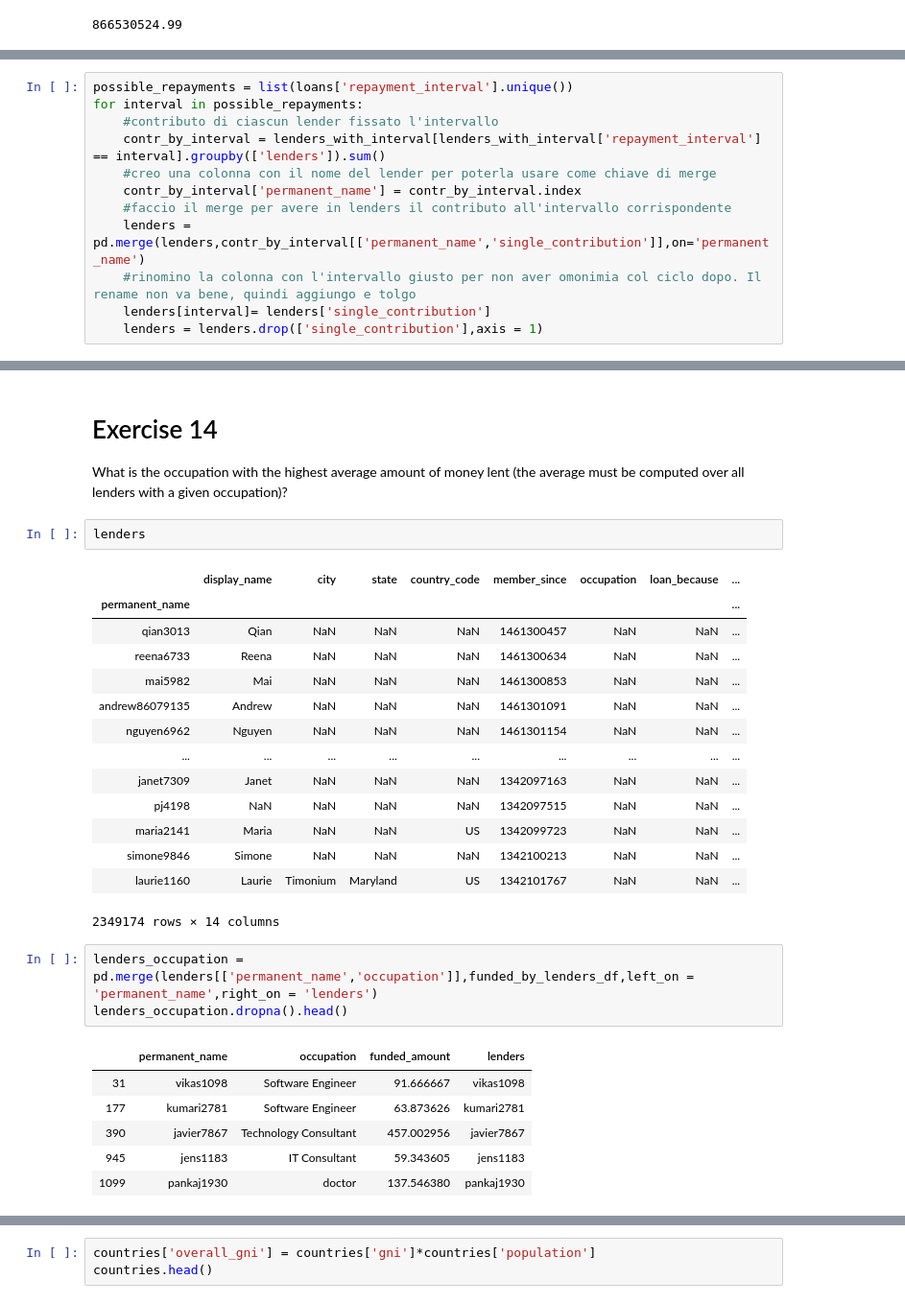
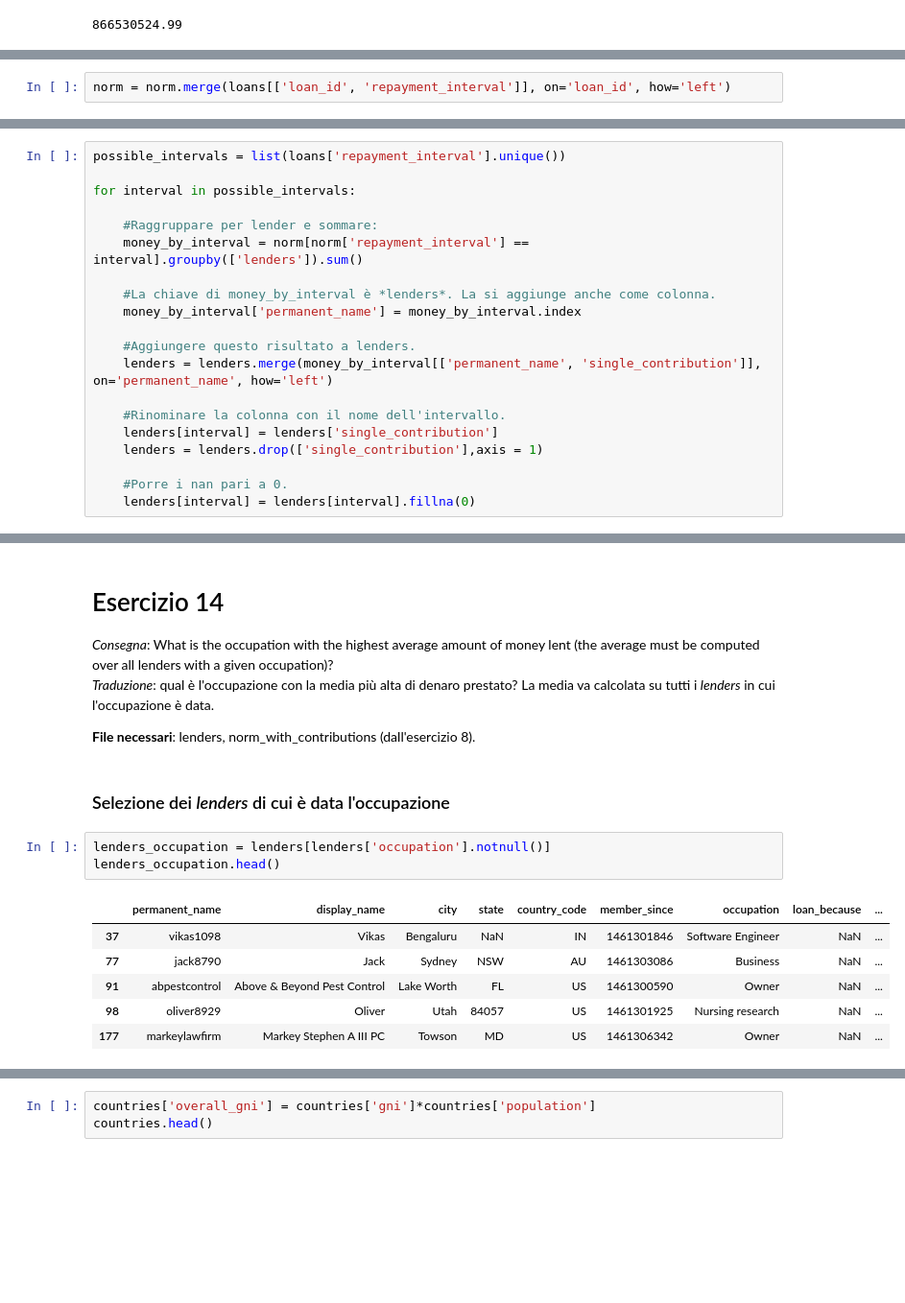
Before and after one commit to msartori10/Computer_Science, a Jupyter notebook: Exam.ipynb, the cells around one changed output, grey strips where cells are left out. Shown at 96% size. Cells and saved outputs as stored; diff of their text form; blank space fills up the shorter version.

```diff
--- a/Exam.ipynb
+++ b/Exam.ipynb
@@ -1010,3 +1047,5 @@ For each value of repayment_interval, add a new column to the lenders dataframe
+# %%
+norm = norm.merge(loans[['loan_id', 'repayment_interval']], on='loan_id', how='left')
 # %%
 norm
 # %% [output]
@@ -1029,12 +1064,0 @@ lenders_with_interval = pd.merge(loans[['loan_id','repayment_interval']],norm,on
-# %%
-possible_repayments = list(loans['repayment_interval'].unique())
-for interval in possible_repayments:
-    #contributo di ciascun lender fissato l'intervallo
-    contr_by_interval = lenders_with_interval[lenders_with_interval['repayment_interval'] == interval].groupby(['lenders']).sum()
-    #creo una colonna con il nome del lender per poterla usare come chiave di merge
-    contr_by_interval['permanent_name'] = contr_by_interval.index
-    #faccio il merge per avere in lenders il contributo all'intervallo corrispondente
-    lenders = pd.merge(lenders,contr_by_interval[['permanent_name','single_contribution']],on='permanent_name')
-    #rinomino la colonna con l'intervallo giusto per non aver omonimia col ciclo dopo. Il rename non va bene, quindi aggiungo e tolgo
-    lenders[interval]= lenders['single_contribution']
-    lenders = lenders.drop(['single_contribution'],axis = 1)
@@ -1041,3 +1067,23 @@ for interval in possible_repayments:
+# %%
+possible_intervals = list(loans['repayment_interval'].unique())
+
+for interval in possible_intervals:
+
+    #Raggruppare per lender e sommare:
+    money_by_interval = norm[norm['repayment_interval'] == interval].groupby(['lenders']).sum()
+
+    #La chiave di money_by_interval è *lenders*. La si aggiunge anche come colonna.
+    money_by_interval['permanent_name'] = money_by_interval.index
+
+    #Aggiungere questo risultato a lenders.
+    lenders = lenders.merge(money_by_interval[['permanent_name', 'single_contribution']], on='permanent_name', how='left')
+
+    #Rinominare la colonna con il nome dell'intervallo.
+    lenders[interval] = lenders['single_contribution']
+    lenders = lenders.drop(['single_contribution'],axis = 1)
+
+    #Porre i nan pari a 0.
+    lenders[interval] = lenders[interval].fillna(0)
 # %%
 lenders.head()
 # %% [output]
@@ -1050,30 +1096,19 @@ lenders.head()
 # %% [markdown]
-# Exercise 14
-What is the occupation with the highest average amount of money lent (the average must be computed over all lenders with a given occupation)?
+# Esercizio 14
+
+*Consegna*: What is the occupation with the highest average amount of money lent (the average must be computed over all lenders with a given occupation)?\
+*Traduzione*: qual è l'occupazione con la media più alta di denaro prestato? La media va calcolata su tutti i *lenders* in cui l'occupazione è data.
+
+**File necessari**: lenders, norm_with_contributions (dall'esercizio 8).
-# %%
-lenders
-# %% [output]
-|  | display_name | city | state | country_code | member_since | occupation | loan_because | ... |
-| permanent_name |  |  |  |  |  |  |  | ... |
-| qian3013 | Qian | NaN | NaN | NaN | 1461300457 | NaN | NaN | ... |
-| reena6733 | Reena | NaN | NaN | NaN | 1461300634 | NaN | NaN | ... |
-| mai5982 | Mai | NaN | NaN | NaN | 1461300853 | NaN | NaN | ... |
-| andrew86079135 | Andrew | NaN | NaN | NaN | 1461301091 | NaN | NaN | ... |
-| nguyen6962 | Nguyen | NaN | NaN | NaN | 1461301154 | NaN | NaN | ... |
-| ... | ... | ... | ... | ... | ... | ... | ... | ... |
-| janet7309 | Janet | NaN | NaN | NaN | 1342097163 | NaN | NaN | ... |
-| pj4198 | NaN | NaN | NaN | NaN | 1342097515 | NaN | NaN | ... |
-| maria2141 | Maria | NaN | NaN | US | 1342099723 | NaN | NaN | ... |
-| simone9846 | Simone | NaN | NaN | NaN | 1342100213 | NaN | NaN | ... |
-| laurie1160 | Laurie | Timonium | Maryland | US | 1342101767 | NaN | NaN | ... |
-2349174 rows × 14 columns
+# %% [markdown]
+### Selezione dei *lenders* di cui è data l'occupazione
 # %%
-lenders_occupation = pd.merge(lenders[['permanent_name','occupation']],funded_by_lenders_df,left_on = 'permanent_name',right_on = 'lenders')
-lenders_occupation.dropna().head()
+lenders_occupation = lenders[lenders['occupation'].notnull()]
+lenders_occupation.head()
 # %% [output]
-|  | permanent_name | occupation | funded_amount | lenders |
-| 31 | vikas1098 | Software Engineer | 91.666667 | vikas1098 |
-| 177 | kumari2781 | Software Engineer | 63.873626 | kumari2781 |
-| 390 | javier7867 | Technology Consultant | 457.002956 | javier7867 |
-| 945 | jens1183 | IT Consultant | 59.343605 | jens1183 |
-| 1099 | pankaj1930 | doctor | 137.546380 | pankaj1930 |
+|  | permanent_name | display_name | city | state | country_code | member_since | occupation | loan_because | ... |
+| 37 | vikas1098 | Vikas | Bengaluru | NaN | IN | 1461301846 | Software Engineer | NaN | ... |
+| 77 | jack8790 | Jack | Sydney | NSW | AU | 1461303086 | Business | NaN | ... |
+| 91 | abpestcontrol | Above & Beyond Pest Control | Lake Worth | FL | US | 1461300590 | Owner | NaN | ... |
+| 98 | oliver8929 | Oliver | Utah | 84057 | US | 1461301925 | Nursing research | NaN | ... |
+| 177 | markeylawfirm | Markey Stephen A III PC | Towson | MD | US | 1461306342 | Owner | NaN | ... |
```
Also changed, not shown: parts of 50 cells of this notebook.
